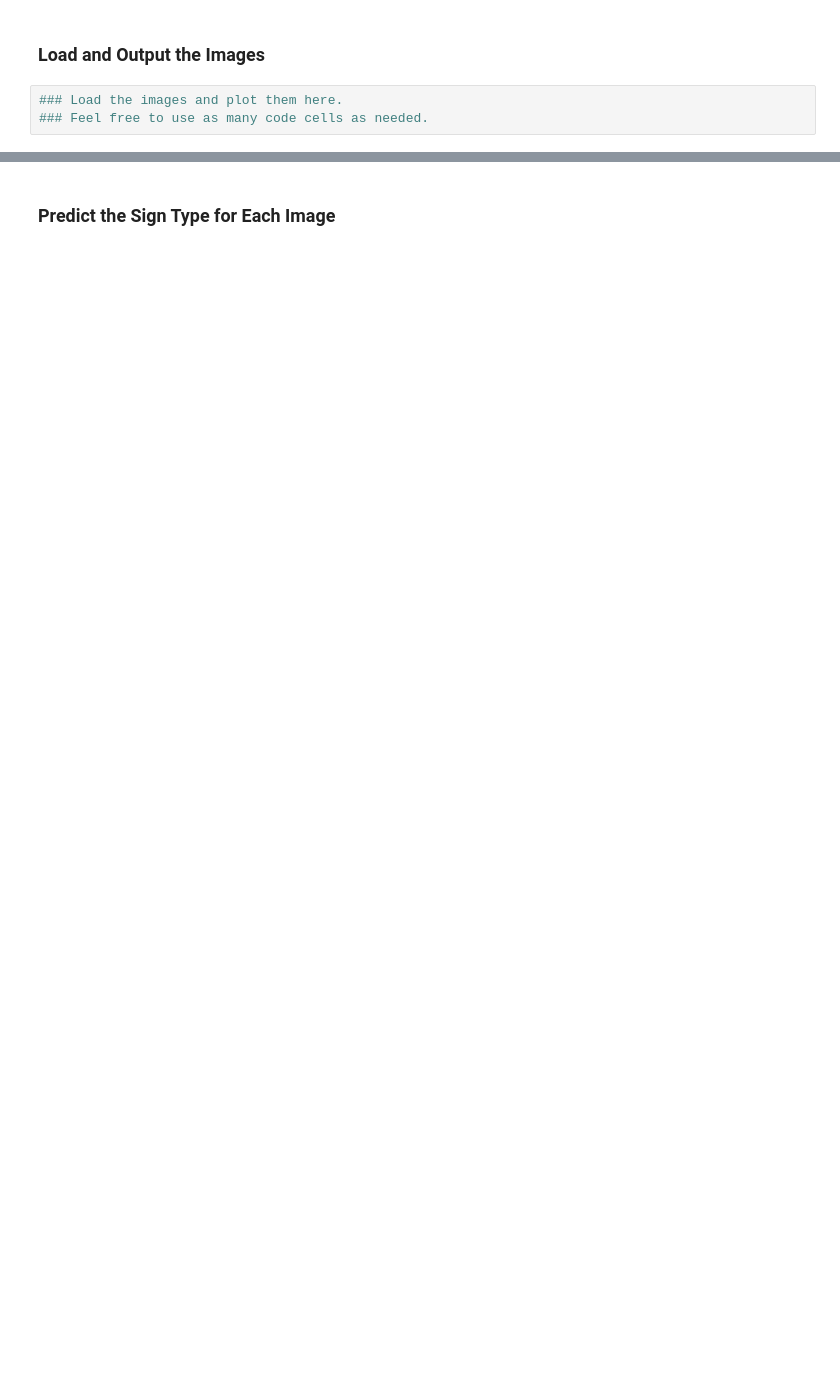
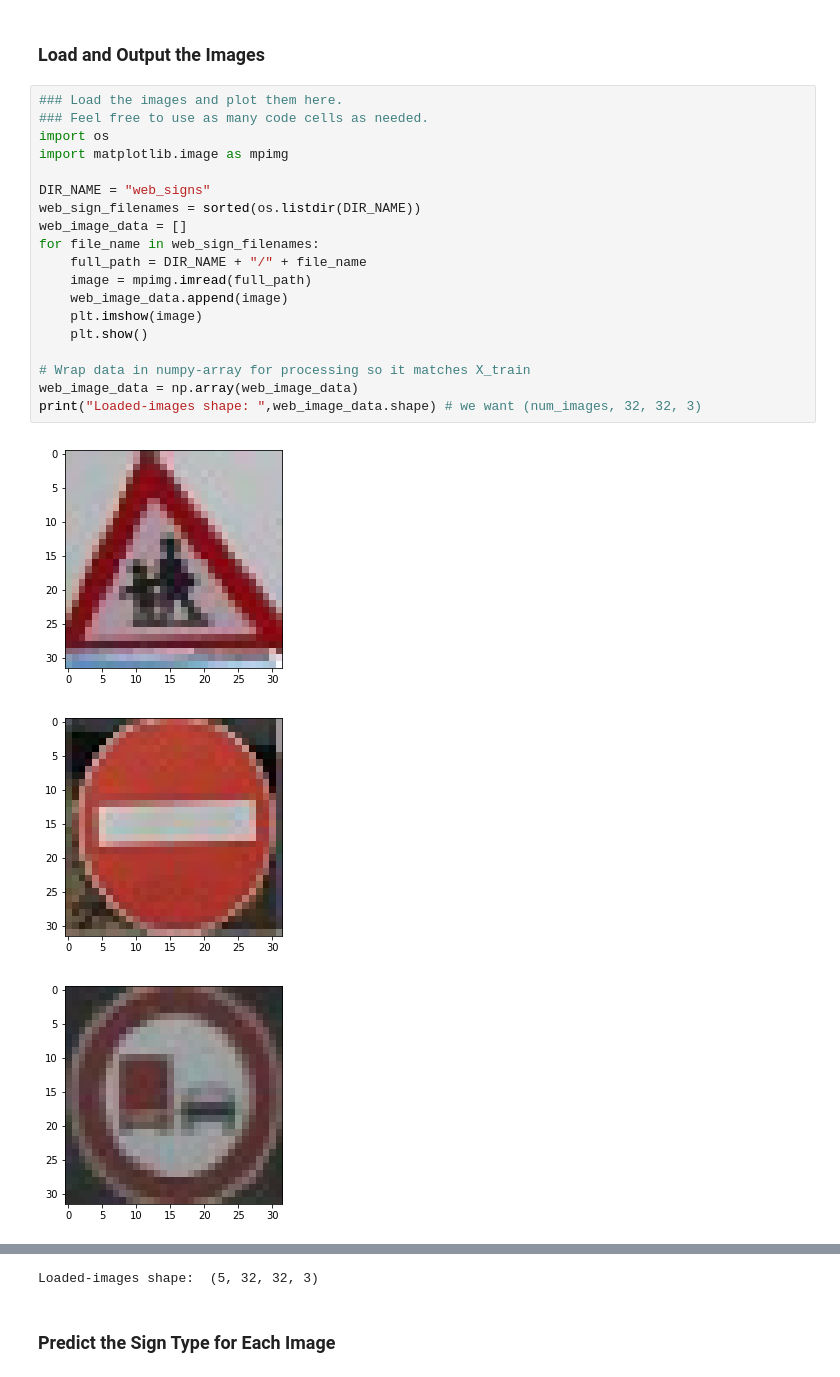
Before and after one commit to SeanColombo/CarND-Traffic-Sign-Classifier-Project, a Jupyter notebook: Traffic_Sign_Classifier.ipynb, the cells around one changed output, grey strips where cells are left out. Drawn from its saved outputs; the diff is of its cells as text; blank space fills up the shorter version.

```diff
--- a/Traffic_Sign_Classifier.ipynb
+++ b/Traffic_Sign_Classifier.ipynb
@@ -516,5 +706,25 @@ You may find `signnames.csv` useful as it contains mappings from the class id (i
 # %% [markdown]
 ### Load and Output the Images
-# %%
-### Load the images and plot them here.
-### Feel free to use as many code cells as needed.
+# %%
+### Load the images and plot them here.
+### Feel free to use as many code cells as needed.
+import os
+import matplotlib.image as mpimg
+
+DIR_NAME = "web_signs"
+web_sign_filenames = sorted(os.listdir(DIR_NAME))
+web_image_data = []
+for file_name in web_sign_filenames:
+    full_path = DIR_NAME + "/" + file_name
+    image = mpimg.imread(full_path)
+    web_image_data.append(image)
+    plt.imshow(image)
+    plt.show()
+
+# Wrap data in numpy-array for processing so it matches X_train
+web_image_data = np.array(web_image_data)
+print("Loaded-images shape: ",web_image_data.shape) # we want (num_images, 32, 32, 3)
+# %% [output]
+[figure, added]
+[figure, added]
+[figure, added]
@@ -521,3 +733,4 @@ You may find `signnames.csv` useful as it contains mappings from the class id (i
+Loaded-images shape:  (5, 32, 32, 3)
 # %% [markdown]
 ### Predict the Sign Type for Each Image
 # %%
```
Also changed, not shown: parts of 34 cells of this notebook, 3 other files.
